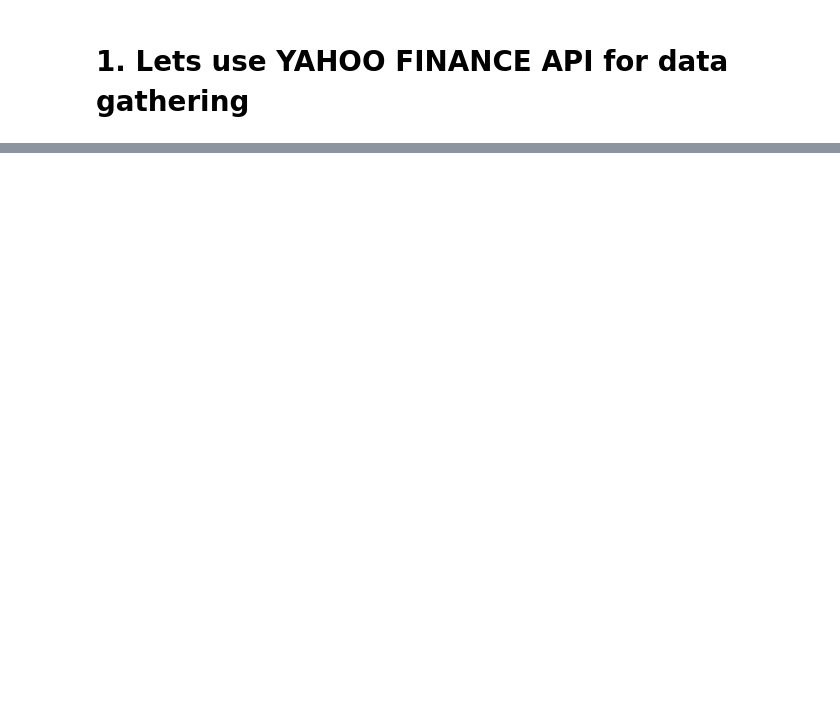
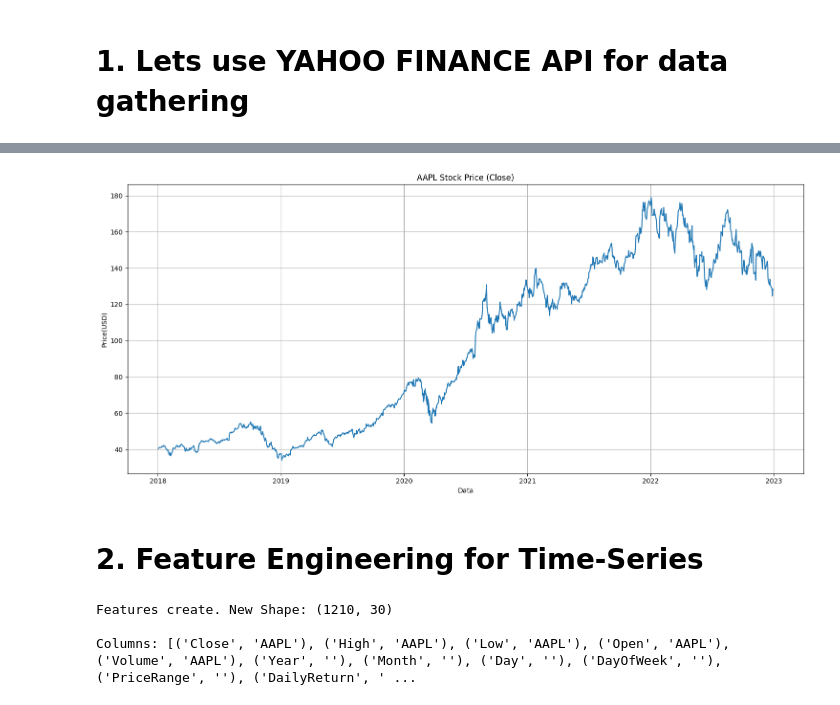
Before and after one commit to sandeepsony/PandasPrep, a Jupyter notebook: Timeseries_finance.ipynb, the cells around one changed output, grey strips where cells are left out. Saved outputs shown, nothing was run; the diff lists cells and outputs as text; code cells hidden in the pictures; blank space fills up the shorter version.

Commit message:
data prediction

```diff
--- a/Timeseries_finance.ipynb
+++ b/Timeseries_finance.ipynb
@@ -32,0 +76,62 @@ NameError: name 'yf' is not defined
+# %%
+#Plor the closing price over time
+plt.figure(figsize=(15,7))
+plt.plot(data.index, data['Close'])
+plt.title(f'{ticker} Stock Price (Close)')
+plt.xlabel('Data')
+plt.ylabel('Price(USD)')
+plt.grid(True)
+plt.tight_layout()
+plt.show()
+# %% [output]
+[figure, added]
+# %% [markdown]
+# 2. Feature Engineering for Time-Series
+# %%
+# Create a copy of the original data
+stock_data = data.copy()
+
+#Extract Date features
+stock_data['Year'] = stock_data.index.year
+stock_data['Month'] = stock_data.index.month
+stock_data['Day'] = stock_data.index.day
+stock_data['DayOfWeek'] = stock_data.index.dayofweek
+
+#Calculate price-based features
+stock_data['PriceRange'] = stock_data['High']-stock_data['Low']
+stock_data['DailyReturn'] = stock_data['Close'].pct_change()
+
+# Create Lagged features (previous days' prices)
+for lag in range(1, 6):
+    stock_data[f'Close_Lag_{lag}'] = stock_data['Close'].shift(lag)
+    stock_data[f'Volume_Lag_{lag}'] = stock_data['Volume'].shift(lag)
+
+# Calculate moving average
+for window in [5, 10, 20, 50]: #common moving average windows
+    stock_data[f'MA_{window}'] = stock_data['Close'].rolling(window=window).mean()
+
+# Calculate technical indicators
+# Relative Strength Indec (RSI) -  simplfied version
+delta = stock_data['Close'].diff()
+gain = delta.where(delta>0,0)
+loss = -delta.where(delta<0,0)
+avg_gain = gain.rolling(window=14).mean()
+avg_loss = loss.rolling(window=14).mean()
+rs = avg_gain/avg_loss
+stock_data['RSI'] = 100-(100/(1+rs))
+
+# Moving Average Convergence Divergence (MACD)
+stock_data['EMA_12'] = stock_data['Close'].ewm(span=12).mean()
+stock_data['EMA_26'] = stock_data['Close'].ewm(span=26).mean()
+stock_data['MACD'] = stock_data['EMA_12'] - stock_data['EMA_26']
+stock_data['MACD_Signal'] = stock_data['MACD'].ewm(span=9).mean()
+
+# DROP rows with NAN values
+stock_data = stock_data.dropna()
+
+print("Features create. New Shape:", stock_data.shape)
+print("\nColumns:", stock_data.columns.tolist())
+# %% [output]
+Features create. New Shape: (1210, 30)
+
+Columns: [('Close', 'AAPL'), ('High', 'AAPL'), ('Low', 'AAPL'), ('Open', 'AAPL'), ('Volume', 'AAPL'), ('Year', ''), ('Month', ''), ('Day', ''), ('DayOfWeek', ''), ('PriceRange', ''), ('DailyReturn', ' ...
```
Also changed, not shown: parts of 6 cells of this notebook.
